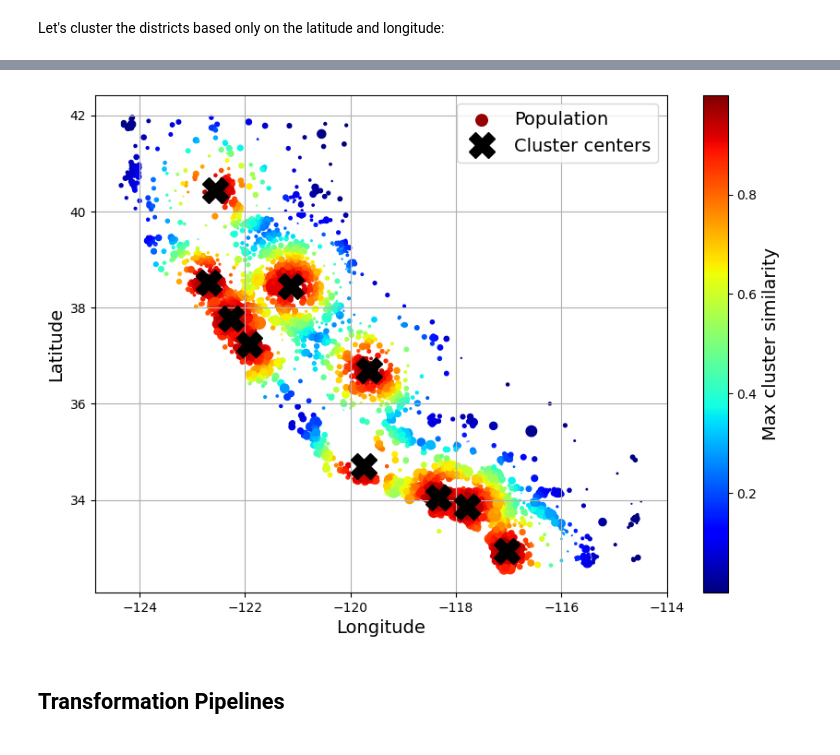
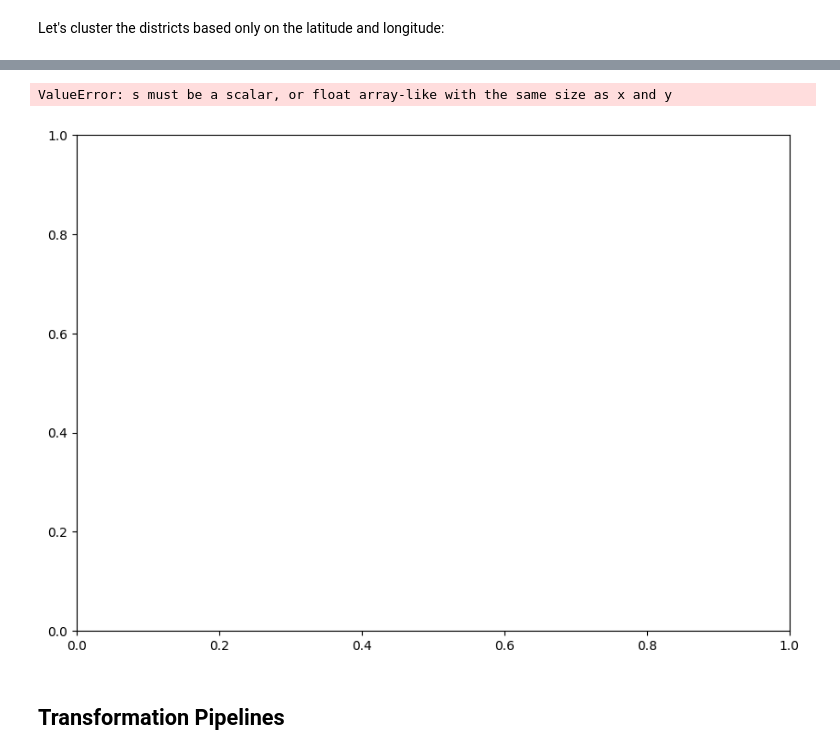
Before and after one commit to Ray-Man05/handson-mlp-main, a Jupyter notebook: notebooks/02_end_to_end_machine_learning_project.ipynb, the cells around one changed output, grey strips where cells are left out. Cells and saved outputs as stored; diff of their text form; code cells hidden in the pictures.

```diff
--- a/my_stuff/notebooks/02_end_to_end_machine_learning_project.ipynb
+++ b/notebooks/02_end_to_end_machine_learning_project.ipynb
@@ -871,26 +900,28 @@ array([[0.  , 0.98, 0.  , 0.  , 0.  , 0.  , 0.13, 0.55, 0.  , 0.56],
 # %%
 # extra code – this cell generates Figure 2–19
 
 housing_renamed = housing.rename(columns={
     "latitude": "Latitude", "longitude": "Longitude",
     "population": "Population",
     "median_house_value": "Median house value (ᴜsᴅ)"})
 housing_renamed["Max cluster similarity"] = similarities.max(axis=1)
 
 housing_renamed.plot(kind="scatter", x="Longitude", y="Latitude", grid=True,
-                     s=housing_renamed["Population"] / 100, label="Population",
+                     s=housing["median_income"] ** 2, label="Population",
+
                      c="Max cluster similarity",
                      cmap="jet", colorbar=True,
                      legend=True, sharex=False, figsize=(10, 7))
 plt.plot(cluster_simil.kmeans_.cluster_centers_[:, 1],
          cluster_simil.kmeans_.cluster_centers_[:, 0],
          linestyle="", color="black", marker="X", markersize=20,
          label="Cluster centers")
 plt.legend(loc="upper right")
 
 plt.show()
 # %% [output]
+ValueError: s must be a scalar, or float array-like with the same size as x and y
-[figure, old version]
+[figure, new version]
 # %% [markdown]
 ## Transformation Pipelines
 # %% [markdown]
```
Also changed, not shown: parts of 5 cells of this notebook, 41 other files.
